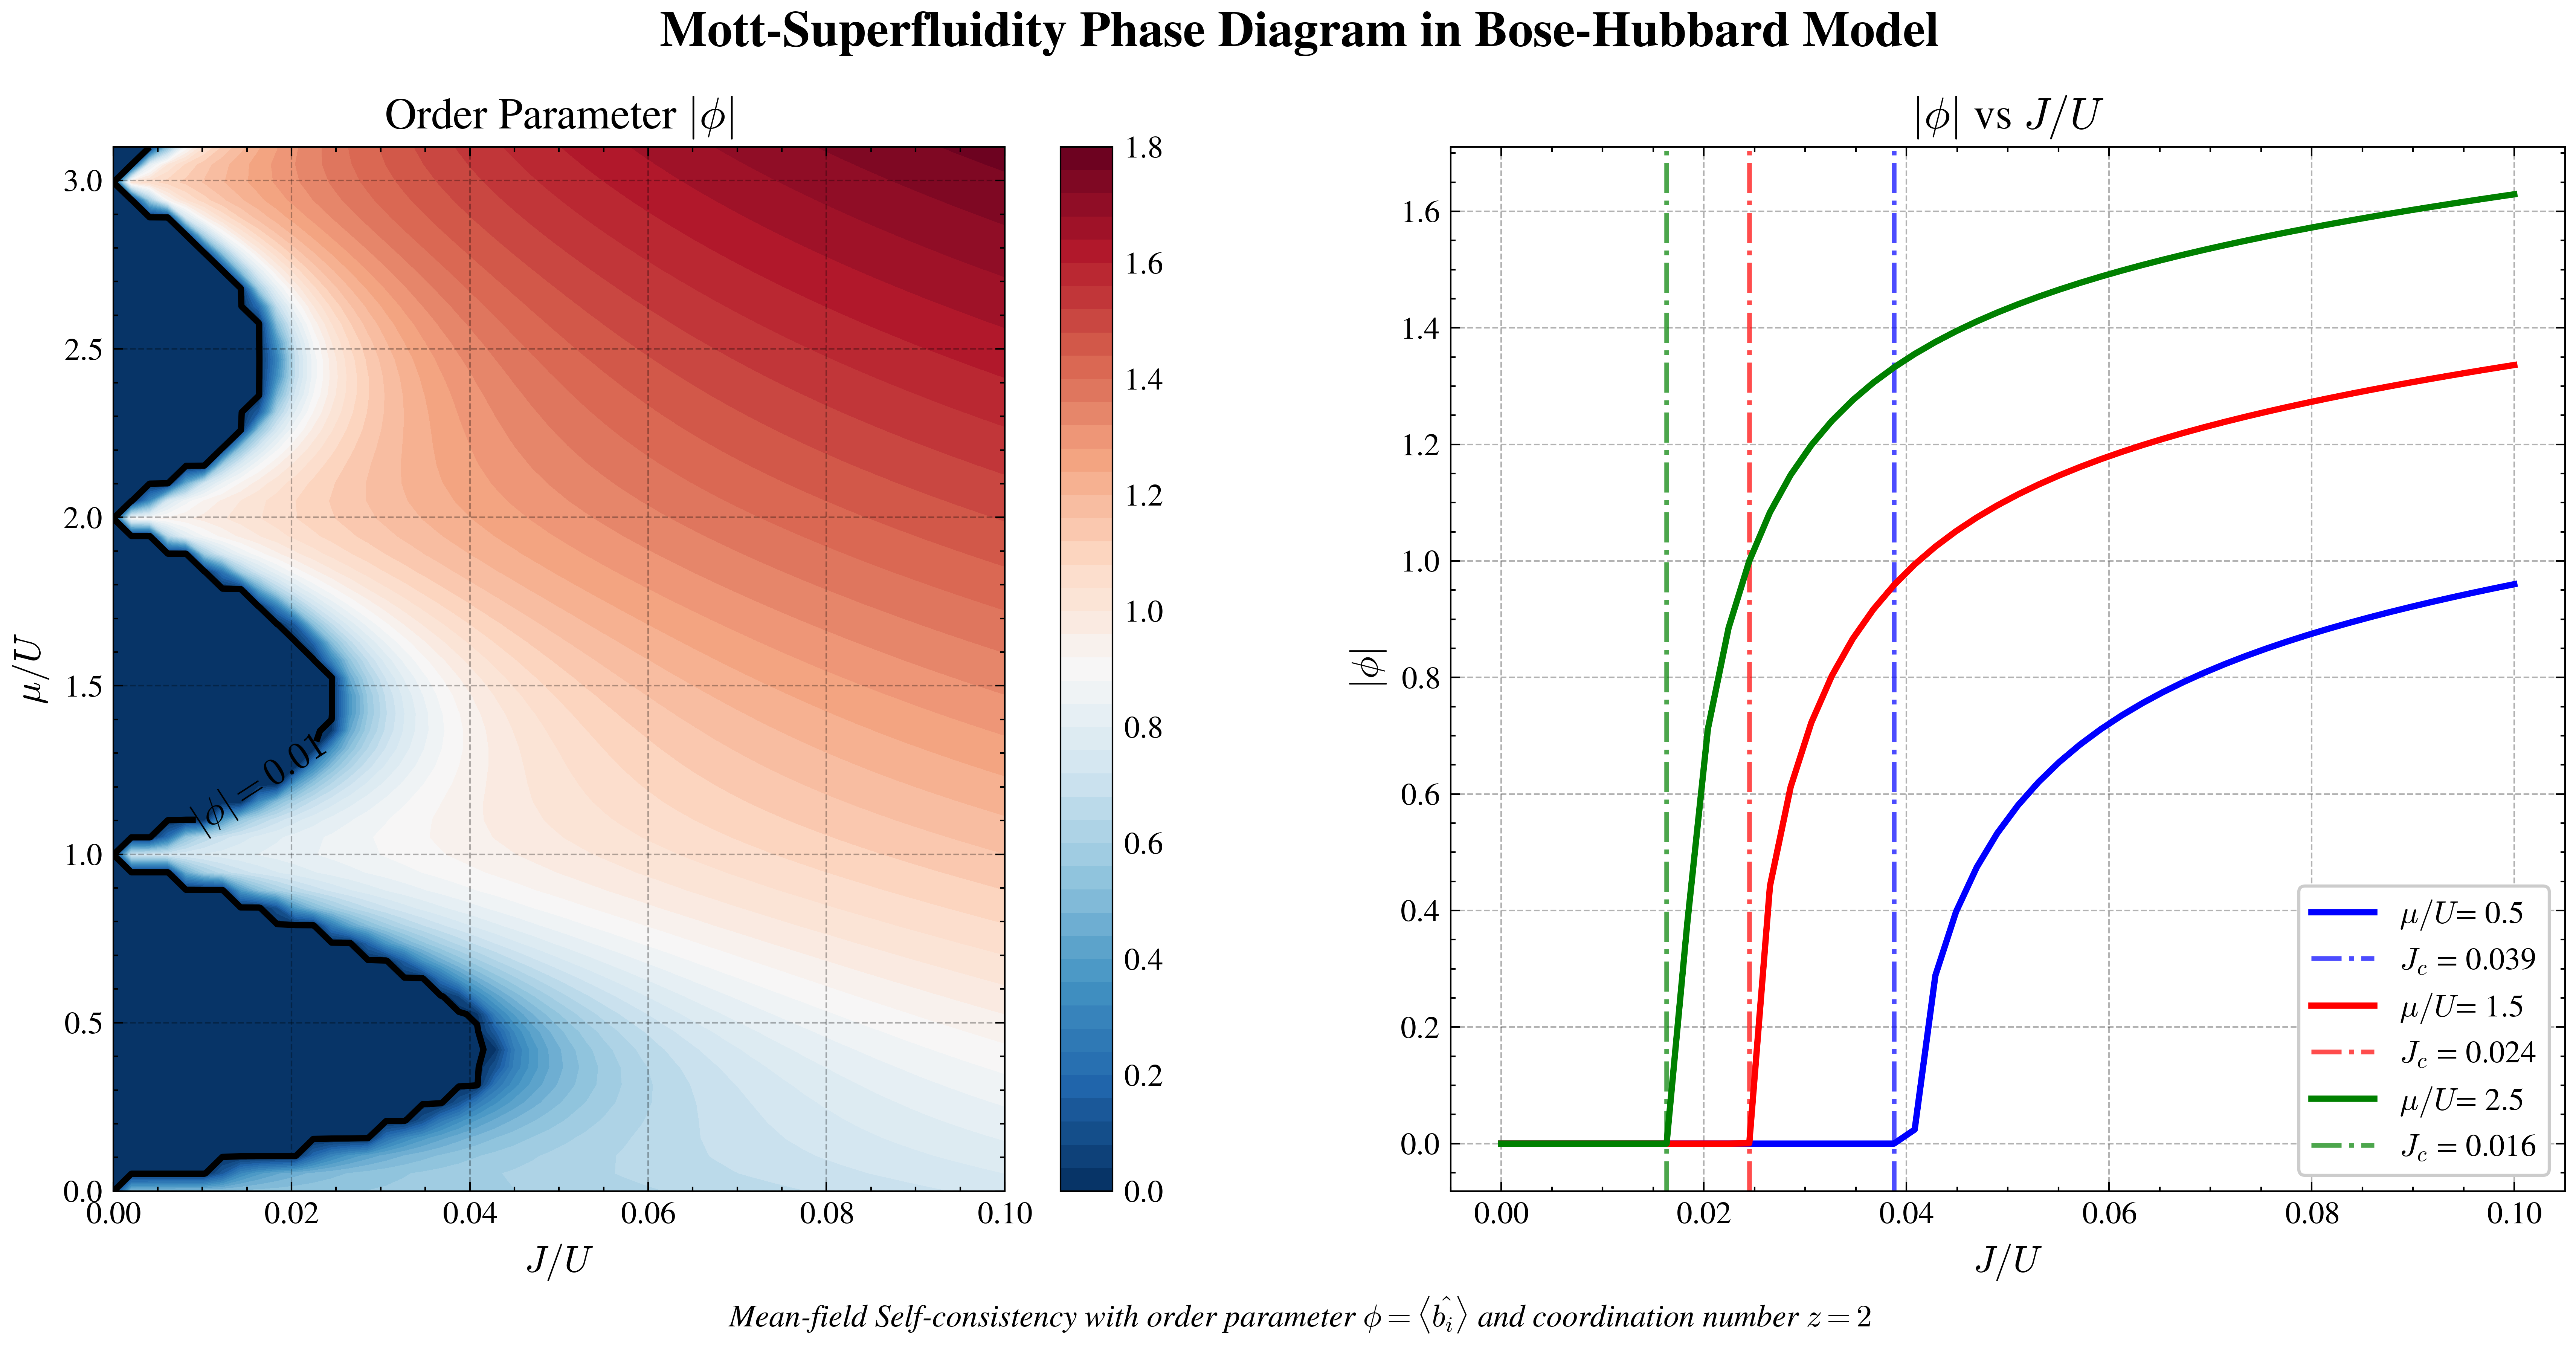
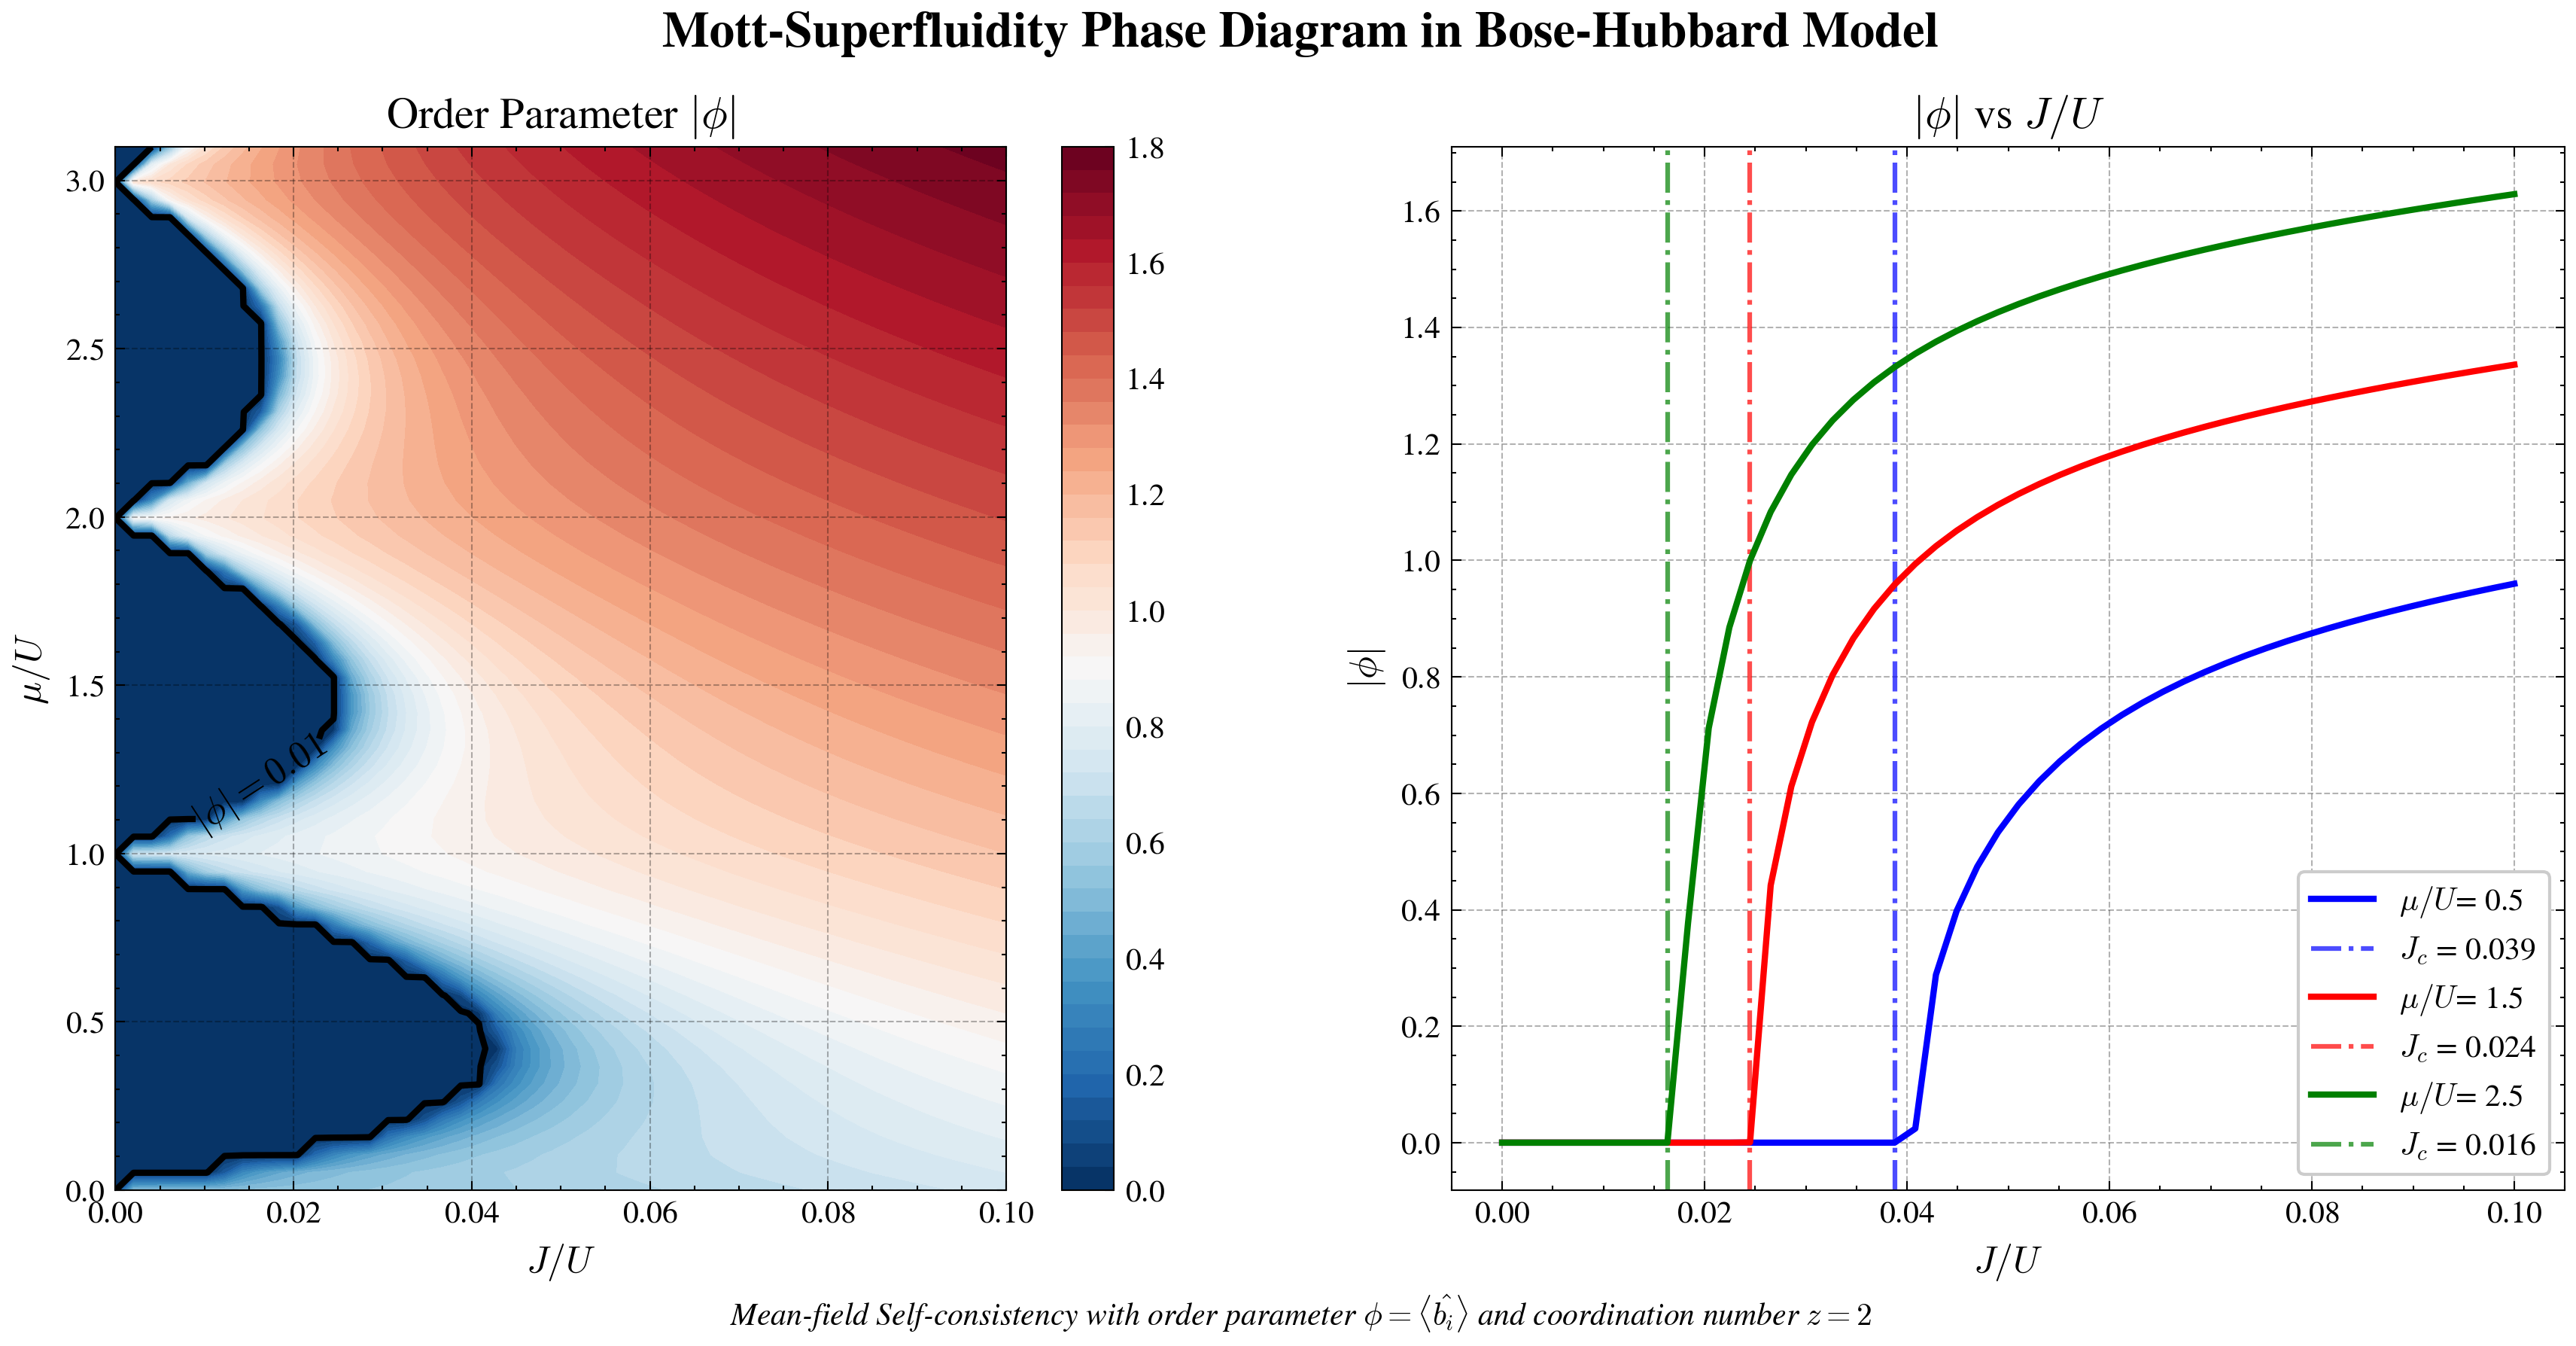
The notebook cell's code change between the first figure and the second:
--- before
+++ after
@@ -3,5 +3,5 @@
 J_cord,mu_cord = np.meshgrid(Jlist, mulist) #meshgrid(X,Y),但数组 philist[y(行索引)][x(列索引)],shape=(行数，列数)
 with plt.style.context(['science', 'no-latex', 'grid']):
-    fig, axes = plt.subplots(1, 2, figsize=(14, 6),dpi=600)
+    fig, axes = plt.subplots(1, 2, figsize=(14, 6),dpi=300)
 
     fig.suptitle('Mott-Superfluidity Phase Diagram in Bose-Hubbard Model', fontsize=16, fontweight='bold', y=0.98)

Commit: Add files via upload